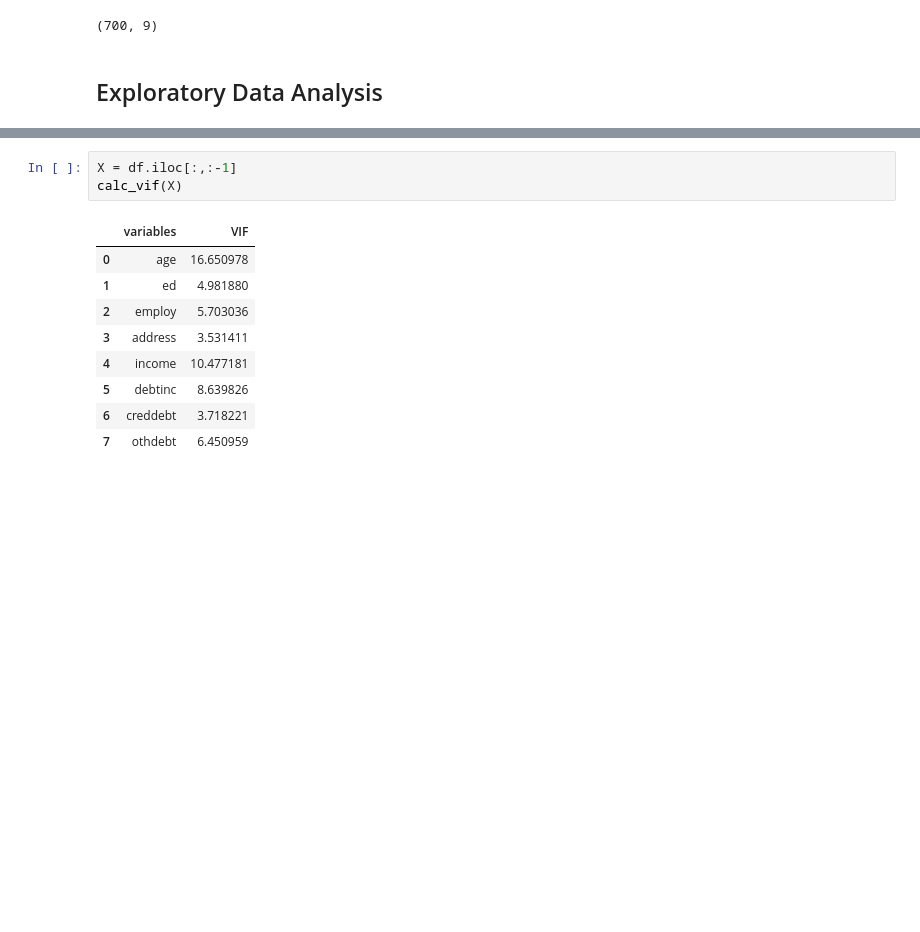
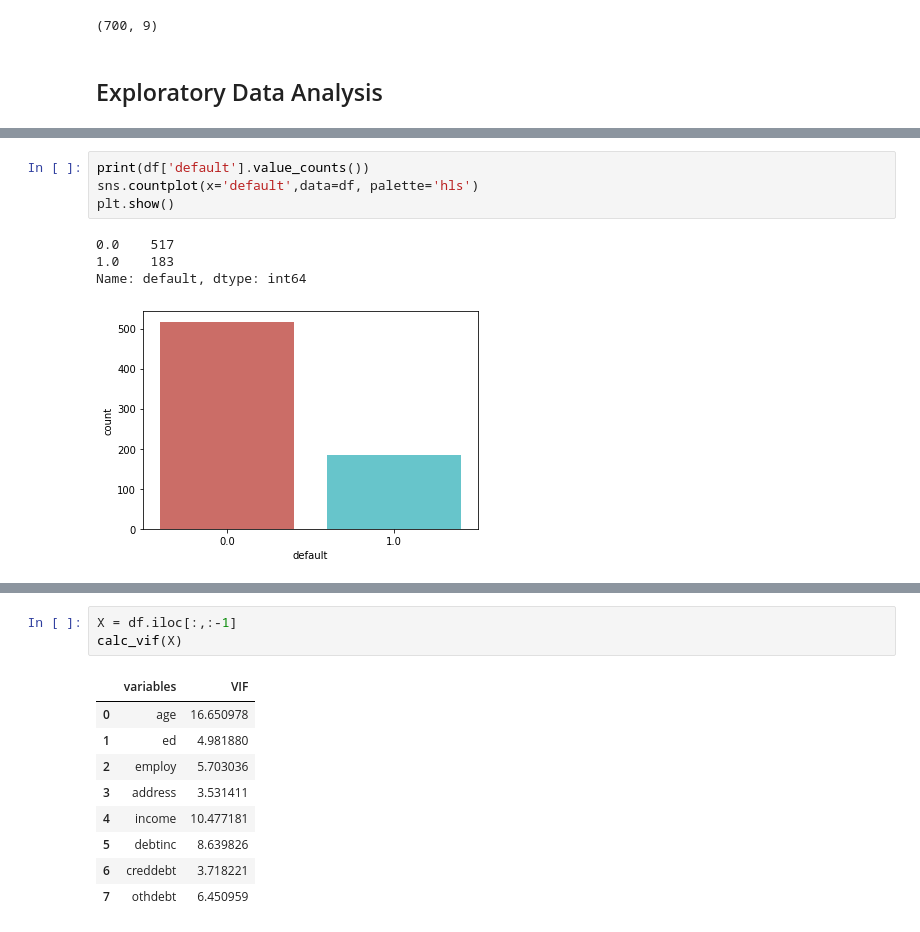
Before and after one commit to avinashsajeevan/Bank-Loan-Default-Prediction, a Jupyter notebook: Bank Loan Default Case.ipynb, the cells around one changed output, grey strips where cells are left out. Saved outputs shown, nothing was run; the diff lists cells and outputs as text; blank space fills up the shorter version.

```diff
--- a/Bank Loan Default Case.ipynb
+++ b/Bank Loan Default Case.ipynb
@@ -140,0 +95,9 @@ def calc_vif(X):
+# %%
+print(df['default'].value_counts())
+sns.countplot(x='default',data=df, palette='hls')
+plt.show()
+# %% [output]
+0.0    517
+1.0    183
+Name: default, dtype: int64
+[figure, added]
```
Also changed, not shown: parts of 21 cells of this notebook.
